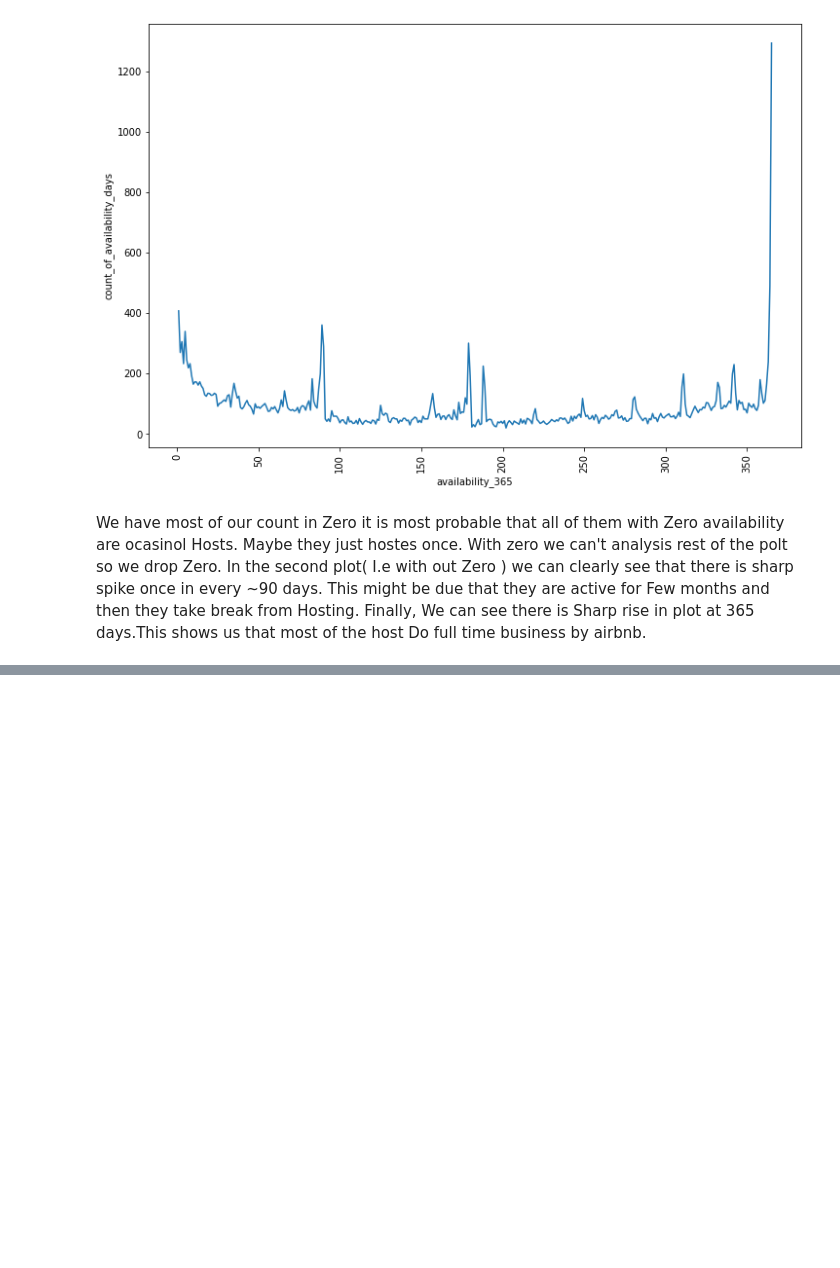
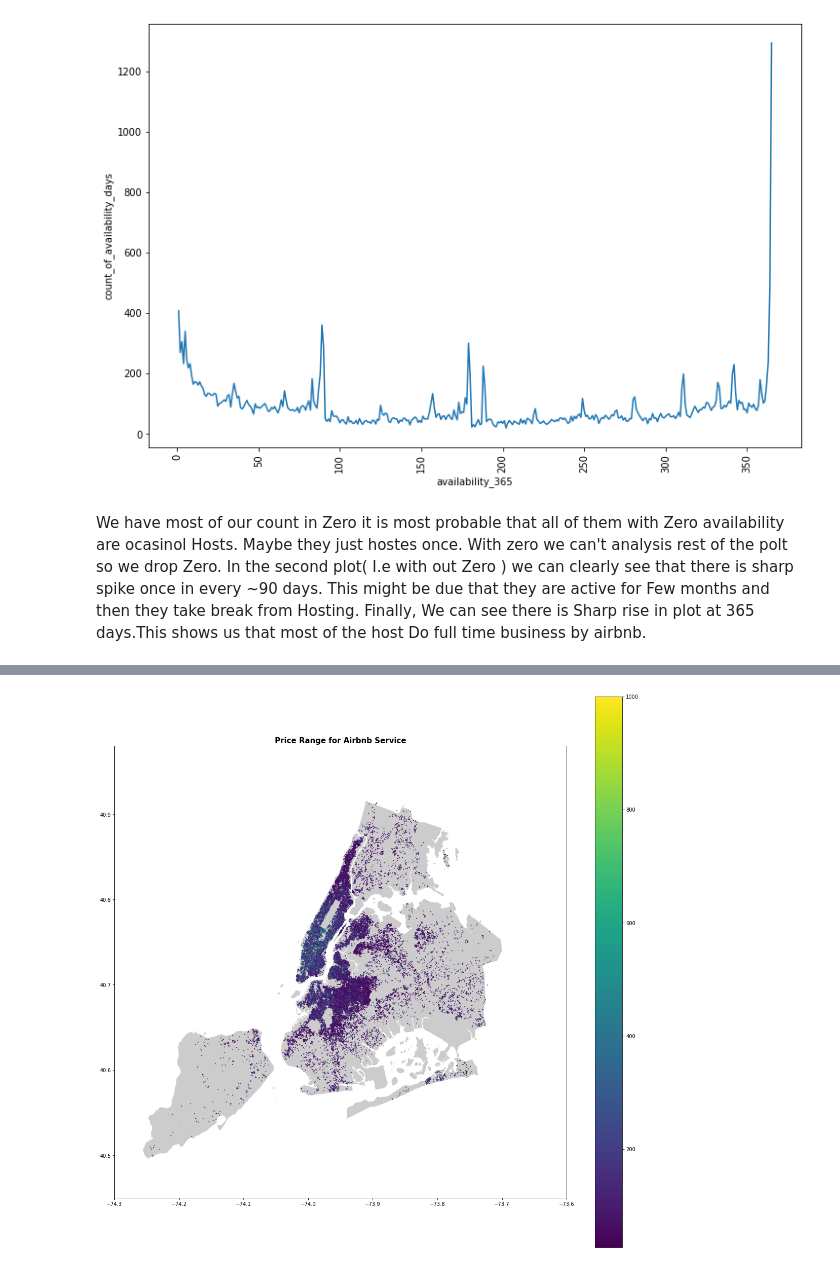
Before and after one commit to Sanjaycsk/AirBnb-EDA, a Jupyter notebook: AirBnB_Project.ipynb, the cells around one changed output, grey strips where cells are left out. Cells and saved outputs as stored; diff of their text form; code cells hidden in the pictures; blank space fills up the shorter version.

```diff
--- a/AirBnB_Project.ipynb
+++ b/AirBnB_Project.ipynb
@@ -645,0 +643,20 @@ We have most of our count in Zero it is most probable that all of them with Zero
+# %%
+# Remove the most extreme 1% prices,
+# the most extreme .1% latitudes, &
+# the most extreme .1% longitudes
+airbnb_file_geo_plot = airbnb_file[(airbnb_file['price'] >= np.percentile(airbnb_file['price'], 0.5)) &
+ (airbnb_file['price'] <= np.percentile(airbnb_file['price'], 99.5))]
+# %%
+# import libraries
+import geopandas as gpd
+from shapely.geometry import Point, Polygon
+import matplotlib.pyplot as plt
+# import street map
+street_map = gpd.read_file('/content/drive/MyDrive/Colab Notebooks/Projects /Capstone/Data analysis /AirBnb/Borough Boundaries/geo_export_41b44c37-7378-44ab-b93a-acb9c59a86cc.shp')
+# %%
+# designate coordinate system
+crs1 = {'init':"EPSG:4326"}
+# zip x and y coordinates into single feature
+geometry1 = [Point(xy) for xy in zip(airbnb_file_geo_plot['longitude'], airbnb_file_geo_plot['latitude'])]
+# create GeoPandas dataframe
+airbnb_file_geo_plot1 = gpd.GeoDataFrame(airbnb_file_geo_plot,crs = crs1,geometry = geometry1)
@@ -645,0 +672,18 @@ We have most of our count in Zero it is most probable that all of them with Zero
+# %%
+# create figure and axes, assign to subplot
+fig, ax = plt.subplots(figsize=(20,20))
+
+# add .shp mapfile to axes
+street_map.plot(ax=ax, alpha=0.4,color='grey')
+
+# add geodataframe to axes, assigning ‘price’ variable to represent coordinates on graph, adding legend, making datapoints transparent using alpha, assigning size of points using markersize
+airbnb_file_geo_plot1.plot(column='price',ax=ax,alpha=0.8,legend=True,markersize=1)
+# add title to graph
+plt.title('Price Range for Airbnb Service', fontsize=15,fontweight='bold')
+# set latitiude and longitude boundaries for map display
+plt.xlim(-74.3,-73.6)
+plt.ylim( 40.45,40.98)
+# show map
+plt.show()
+# %% [output]
+[figure, added]
```
Also changed, not shown: parts of 8 cells of this notebook.
